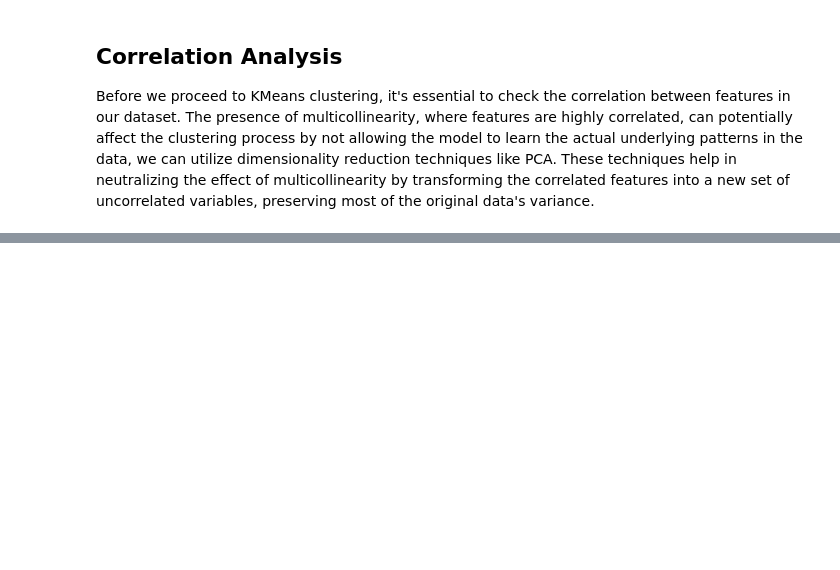
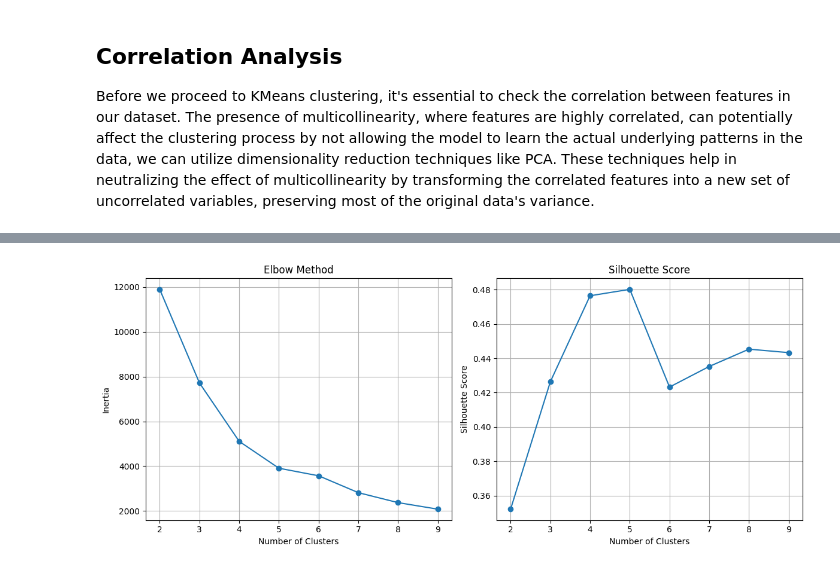
Before and after one commit to EduardoC15/Customer-Segmentation-for-e-commerce, a Jupyter notebook: e-commerce_EDA/e-commerce_RFM_Segmentation.ipynb, the cells around one changed output, grey strips where cells are left out. Drawn from its saved outputs; the diff is of its cells as text; code cells hidden in the pictures; blank space fills up the shorter version.

```diff
--- a/e-commerce_EDA/e-commerce_RFM_Segmentation.ipynb
+++ b/e-commerce_EDA/e-commerce_RFM_Segmentation.ipynb
@@ -787,6 +826,6 @@ plt.show()
 # %%
 # Fit the Isolation Forest model
-model = IsolationForest(contamination=0.05, random_state=42)
+model = IsolationForest(contamination=0.01, random_state=42)
 model.fit(X)
 
 # Predict anomalies
@@ -886,0 +1148,40 @@ fig.show()
+# %%
+# Elbow method to find the optimal number of clusters
+from sklearn.cluster import KMeans
+from sklearn.metrics import silhouette_score
+
+# Range of clusters to test
+range_n_clusters = range(2, 10)
+inertia = []
+silhouette_scores = []
+
+# Loop through the range of clusters
+for n_clusters in range_n_clusters:
+    kmeans = KMeans(n_clusters=n_clusters, random_state=42)
+    kmeans.fit(customer_RFM_pca)
+
+    # Calculate inertia
+    inertia.append(kmeans.inertia_)
+
+    # Calculate silhouette score
+    silhouette_avg = silhouette_score(customer_RFM_pca, kmeans.labels_)
+    silhouette_scores.append(silhouette_avg)
+
+# Plotting the elbow method
+plt.figure(figsize=(12, 5))
+plt.subplot(1, 2, 1)
+plt.plot(range_n_clusters, inertia, marker='o')
+plt.title('Elbow Method')
+plt.xlabel('Number of Clusters')
+plt.ylabel('Inertia')
+plt.grid()
+plt.subplot(1, 2, 2)
+plt.plot(range_n_clusters, silhouette_scores, marker='o')
+plt.title('Silhouette Score')
+plt.xlabel('Number of Clusters')
+plt.ylabel('Silhouette Score')
+plt.grid()
+plt.tight_layout()
+plt.show()
+# %% [output]
+[figure, added]
```
Also changed, not shown: parts of 22 cells of this notebook.
